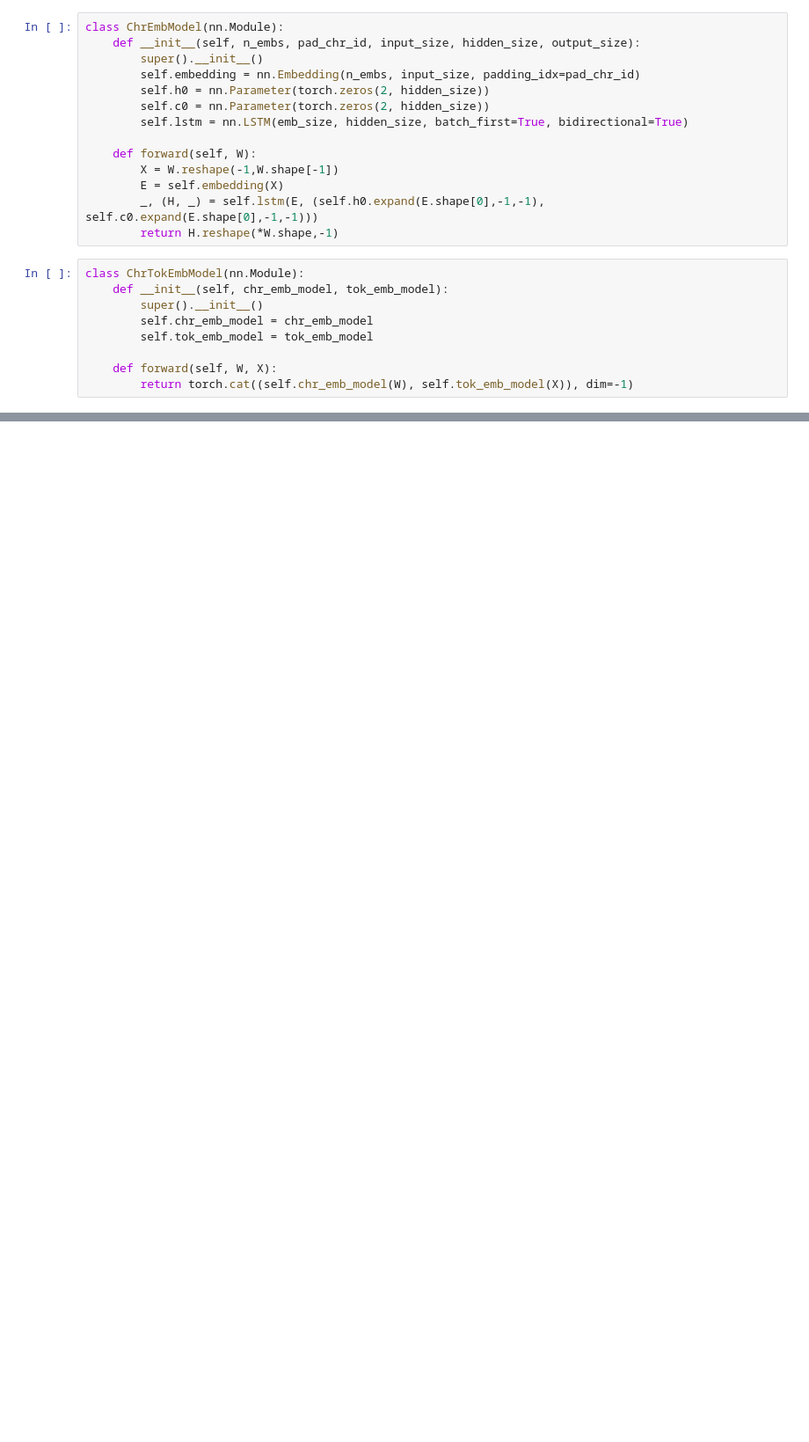
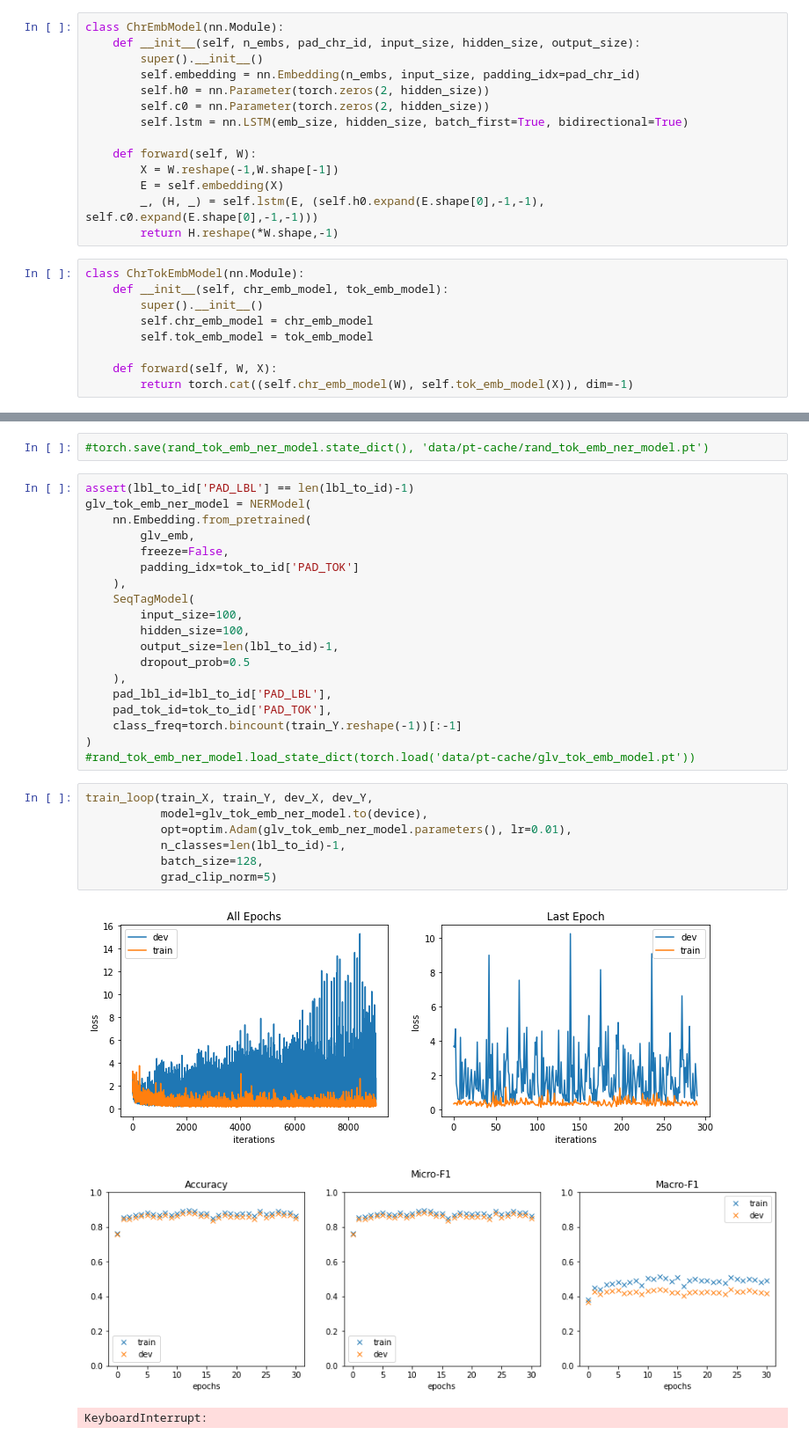
Before and after one commit to rishabh-ranjan/col870-deep-learning, a Jupyter notebook: A1/LSTM-CRF/lstm-crf.ipynb, the cells around one changed output, grey strips where cells are left out. Shown at 88% size. Saved outputs shown, nothing was run; the diff lists cells and outputs as text; blank space fills up the shorter version.

```diff
--- a/A1/LSTM-CRF/lstm-crf.ipynb
+++ b/A1/LSTM-CRF/lstm-crf.ipynb
@@ -172,0 +323,32 @@ opt = optim.SGD(net.parameters(), lr=0.01)
+# %%
+#torch.save(rand_tok_emb_ner_model.state_dict(), 'data/pt-cache/rand_tok_emb_ner_model.pt')
+# %%
+assert(lbl_to_id['PAD_LBL'] == len(lbl_to_id)-1)
+glv_tok_emb_ner_model = NERModel(
+    nn.Embedding.from_pretrained(
+        glv_emb,
+        freeze=False,
+        padding_idx=tok_to_id['PAD_TOK']
+    ),
+    SeqTagModel(
+        input_size=100,
+        hidden_size=100,
+        output_size=len(lbl_to_id)-1,
+        dropout_prob=0.5
+    ),
+    pad_lbl_id=lbl_to_id['PAD_LBL'],
+    pad_tok_id=tok_to_id['PAD_TOK'],
+    class_freq=torch.bincount(train_Y.reshape(-1))[:-1]
+)
+#rand_tok_emb_ner_model.load_state_dict(torch.load('data/pt-cache/glv_tok_emb_model.pt'))
+# %%
+train_loop(train_X, train_Y, dev_X, dev_Y,
+           model=glv_tok_emb_ner_model.to(device),
+           opt=optim.Adam(glv_tok_emb_ner_model.parameters(), lr=0.01),
+           n_classes=len(lbl_to_id)-1,
+           batch_size=128,
+           grad_clip_norm=5)
+# %% [output]
+[figure, added]
+[figure, added]
+KeyboardInterrupt:
```
Also changed, not shown: parts of 16 cells of this notebook, 1 other file.
